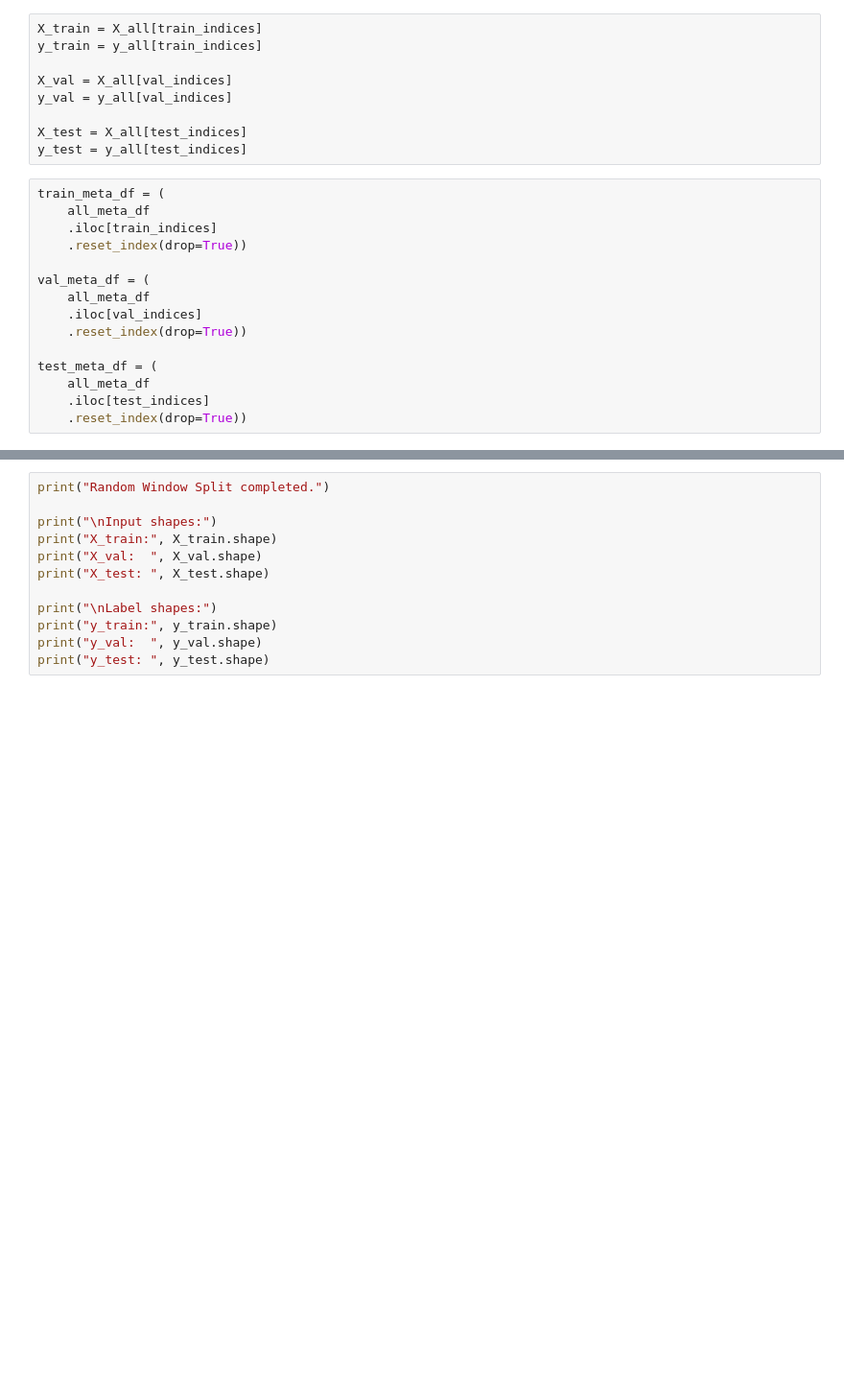
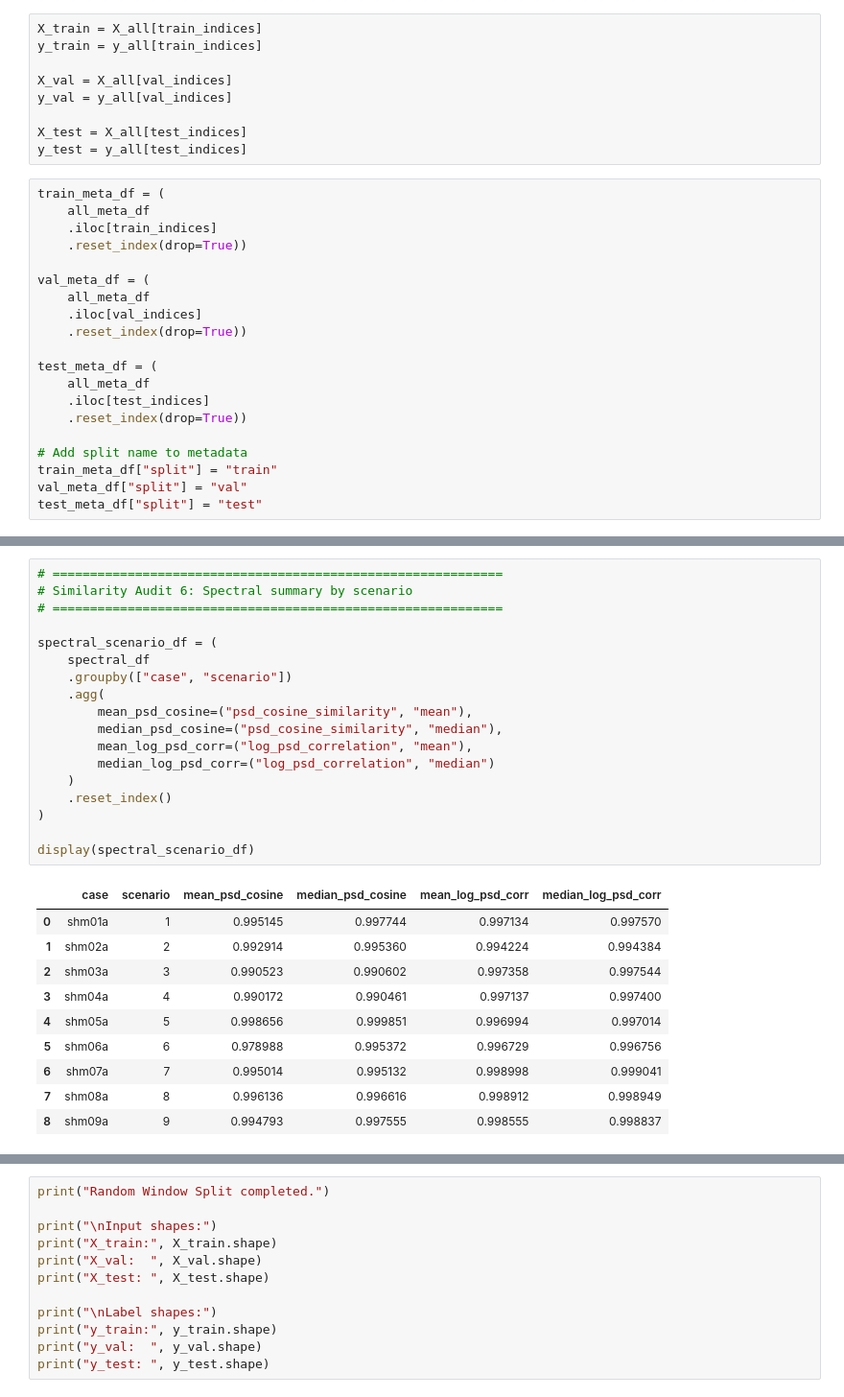
Before and after one commit to SamiraKheradmand/IASC-ASCE-Transformer-SHM, a Jupyter notebook: notebooks/02_split_methods/window_random/windowRandom_transformer_highpass_audit.ipynb.ipynb, the cells around one changed output, grey strips where cells are left out. Shown at 96% size. Cells and saved outputs as stored; diff of their text form; blank space fills up the shorter version.

```diff
--- a/notebooks/02_split_methods/window_random/windowRandom_transformer_highpass_audit.ipynb.ipynb
+++ b/notebooks/02_split_methods/window_random/windowRandom_transformer_highpass_audit.ipynb.ipynb
@@ -402,3 +414,8 @@ test_meta_df = (
     all_meta_df
     .iloc[test_indices]
     .reset_index(drop=True))
+
+# Add split name to metadata
+train_meta_df["split"] = "train"
+val_meta_df["split"] = "val"
+test_meta_df["split"] = "test"
@@ -404,0 +1056,29 @@ test_meta_df = (
+# %%
+# ============================================================
+# Similarity Audit 6: Spectral summary by scenario
+# ============================================================
+
+spectral_scenario_df = (
+    spectral_df
+    .groupby(["case", "scenario"])
+    .agg(
+        mean_psd_cosine=("psd_cosine_similarity", "mean"),
+        median_psd_cosine=("psd_cosine_similarity", "median"),
+        mean_log_psd_corr=("log_psd_correlation", "mean"),
+        median_log_psd_corr=("log_psd_correlation", "median")
+    )
+    .reset_index()
+)
+
+display(spectral_scenario_df)
+# %% [output]
+|  | case | scenario | mean_psd_cosine | median_psd_cosine | mean_log_psd_corr | median_log_psd_corr |
+| 0 | shm01a | 1 | 0.995145 | 0.997744 | 0.997134 | 0.997570 |
+| 1 | shm02a | 2 | 0.992914 | 0.995360 | 0.994224 | 0.994384 |
+| 2 | shm03a | 3 | 0.990523 | 0.990602 | 0.997358 | 0.997544 |
+| 3 | shm04a | 4 | 0.990172 | 0.990461 | 0.997137 | 0.997400 |
+| 4 | shm05a | 5 | 0.998656 | 0.999851 | 0.996994 | 0.997014 |
+| 5 | shm06a | 6 | 0.978988 | 0.995372 | 0.996729 | 0.996756 |
+| 6 | shm07a | 7 | 0.995014 | 0.995132 | 0.998998 | 0.999041 |
+| 7 | shm08a | 8 | 0.996136 | 0.996616 | 0.998912 | 0.998949 |
+| 8 | shm09a | 9 | 0.994793 | 0.997555 | 0.998555 | 0.998837 |
```
Also changed, not shown: parts of 23 cells of this notebook.
